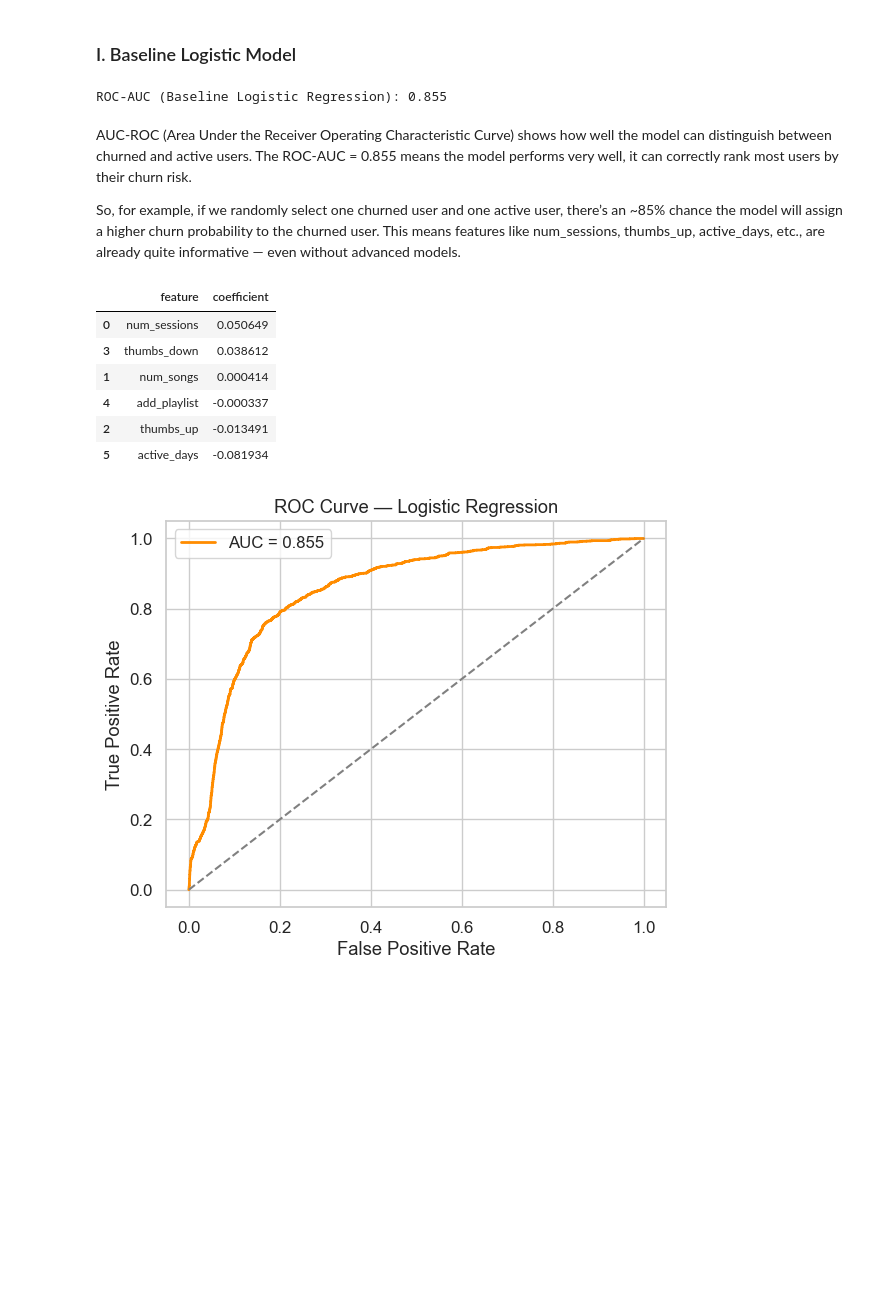
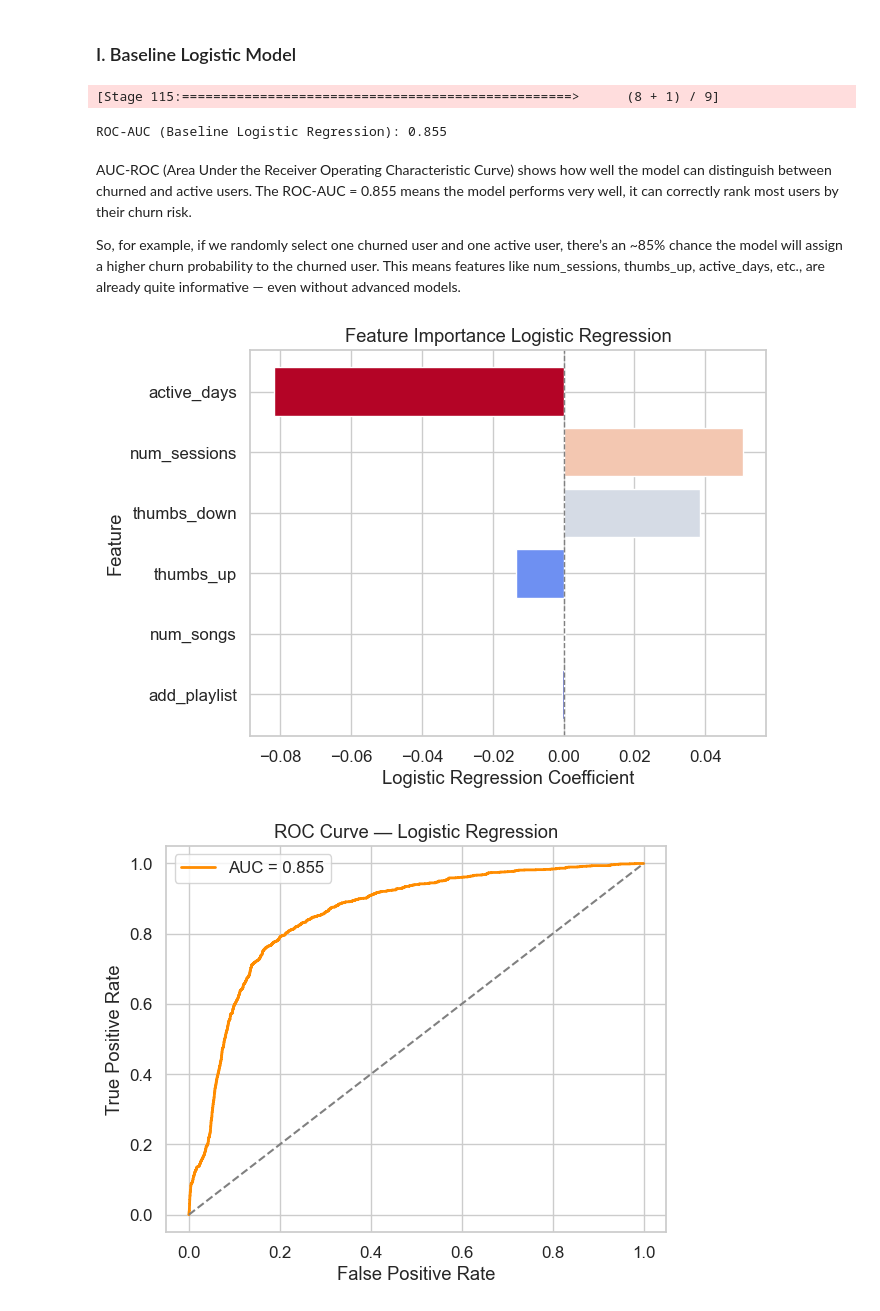
Before and after one commit to ZlataSparrow/Churn_Risk_Classification, a Jupyter notebook: notebook/03_Logistic_Regression_Classifier .ipynb, the cells around one changed output. Saved outputs shown, nothing was run; the diff lists cells and outputs as text; code cells hidden in the pictures; blank space fills up the shorter version.

```diff
--- a/notebook/03_Logistic_Regression_Classifier .ipynb
+++ b/notebook/03_Logistic_Regression_Classifier .ipynb
@@ -99,30 +95,20 @@ user_features.count()
 # %%
-# Feature columns
-feature_cols = ["num_sessions", "num_songs", "thumbs_up", "thumbs_down", "add_playlist", "active_days"]
-
-# Assemble features
 assembler = VectorAssembler(inputCols=feature_cols, outputCol="features")
-
-# Initialize logistic regression
 lr = LogisticRegression(labelCol="churn_flag", featuresCol="features")
-
-# Build pipeline
 pipeline = Pipeline(stages=[assembler, lr])
 
-# Train/test split
 train_df, test_df = user_features.randomSplit([0.7, 0.3], seed=42)
 
-# Fit model
 lr_model = pipeline.fit(train_df)
 
-# Evaluate
 predictions = lr_model.transform(test_df)
 evaluator = BinaryClassificationEvaluator(labelCol="churn_flag", metricName="areaUnderROC")
 roc_auc = evaluator.evaluate(predictions)
 
 print(f"ROC-AUC (Baseline Logistic Regression): {roc_auc:.3f}")
 # %% [output]
-ROC-AUC (Baseline Logistic Regression): 0.855
+[Stage 115:==================================================>      (8 + 1) / 9]
+ROC-AUC (Baseline Logistic Regression): 0.855
 # %% [markdown]
 AUC-ROC (Area Under the Receiver Operating Characteristic Curve) shows how well the model can distinguish between churned and active users. The ROC-AUC = 0.855 means the model performs very well, it can correctly rank most users by their churn risk.
 
@@ -131,14 +117,22 @@ So, for example, if we randomly select one churned user and one active user, the
 # %%
 coefficients = lr_model.stages[-1].coefficients
 intercept = lr_model.stages[-1].intercept
 coef_df = pd.DataFrame({"feature": feature_cols, "coefficient": coefficients})
-coef_df.sort_values("coefficient", ascending=False)
+
+sorted_coef_df = coef_df.sort_values("coefficient", key=abs, ascending=True).reset_index(drop=True)
+
+norm = plt.Normalize(abs(sorted_coef_df['coefficient']).min(), abs(sorted_coef_df['coefficient']).max())
+cmap = cm.get_cmap("coolwarm")  # or "seismic", "bwr", etc.
+colors = [cmap(norm(abs(c))) for c in sorted_coef_df['coefficient']]
+
+plt.figure(figsize=(7, 5))
+plt.barh(sorted_coef_df['feature'], sorted_coef_df['coefficient'], color=colors)
+plt.xlabel("Logistic Regression Coefficient")
+plt.ylabel("Feature")
+plt.title("Feature Importance Logistic Regression")
+plt.axvline(0, color='gray', linestyle='--', linewidth=1)
+plt.tight_layout()
+plt.show()
 # %% [output]
-|  | feature | coefficient |
-| 0 | num_sessions | 0.050649 |
-| 3 | thumbs_down | 0.038612 |
-| 1 | num_songs | 0.000414 |
-| 4 | add_playlist | -0.000337 |
-| 2 | thumbs_up | -0.013491 |
-| 5 | active_days | -0.081934 |
+[figure, added]
 # %%
```
Also changed, not shown: parts of 13 cells of this notebook.
